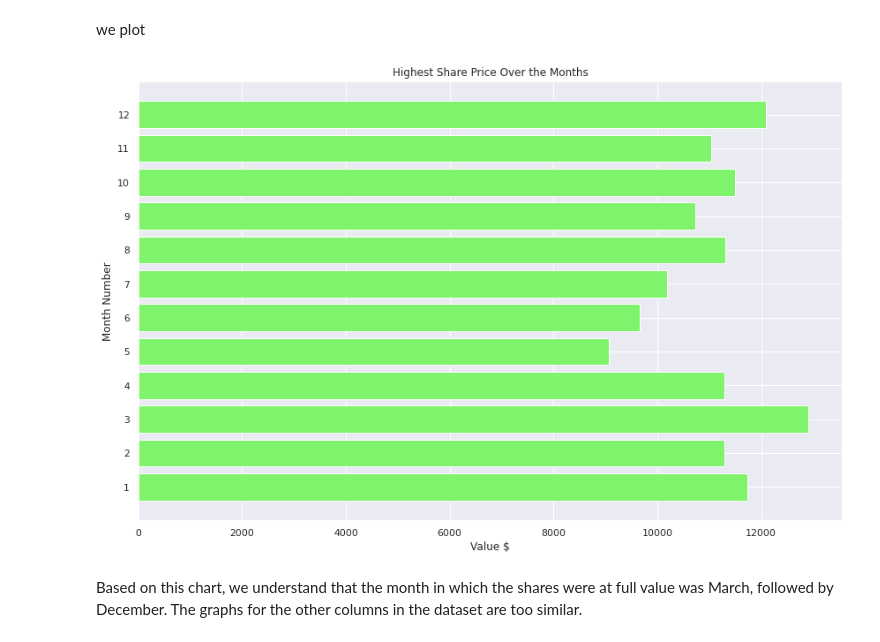
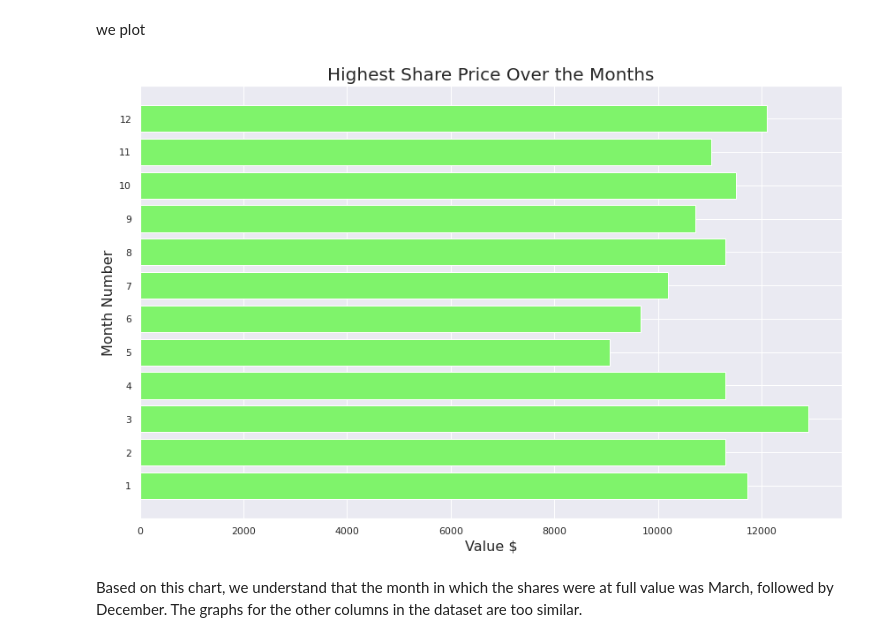
Before and after one commit to M-MSilva/Forecasting-and-analyzing-the-Financial-Market, a Jupyter notebook: jupyter notebook/Forecasting_and_analyzing_the_Financial_Market.ipynb, the cells around one changed output. Saved outputs shown, nothing was run; the diff lists cells and outputs as text; code cells hidden in the pictures.

```diff
--- a/jupyter notebook/Forecasting_and_analyzing_the_Financial_Market.ipynb
+++ b/jupyter notebook/Forecasting_and_analyzing_the_Financial_Market.ipynb
@@ -236,22 +236,22 @@ we plot
 # %%
 months = range(1,13)
 
 #we group the month
 results = DatasetCopy.groupby('Month').sum()
 
 #figure to be plotted
 fig=plt.figure(figsize=(12,8))
 
 #plot
 plt.yticks(months)
-plt.ylabel('Month Number')
-plt.xlabel('Value $')
+plt.ylabel('Month Number',fontsize=16)
+plt.xlabel('Value $',fontsize=16)
 plt.barh(months,results['High'],color='#7FF36B')
-plt.title('Highest Share Price Over the Months')
+plt.title('Highest Share Price Over the Months',fontsize=20)
 fig.tight_layout()
 plt.show()
 # %% [output]
-[figure, old version]
+[figure, new version]
 # %% [markdown]
 Based on this chart, we understand that the month in which the shares were at full value was March, followed by December. The graphs for the other columns in the dataset are too similar.
 # %% [markdown]
```
Also changed, not shown: parts of 21 cells of this notebook.
